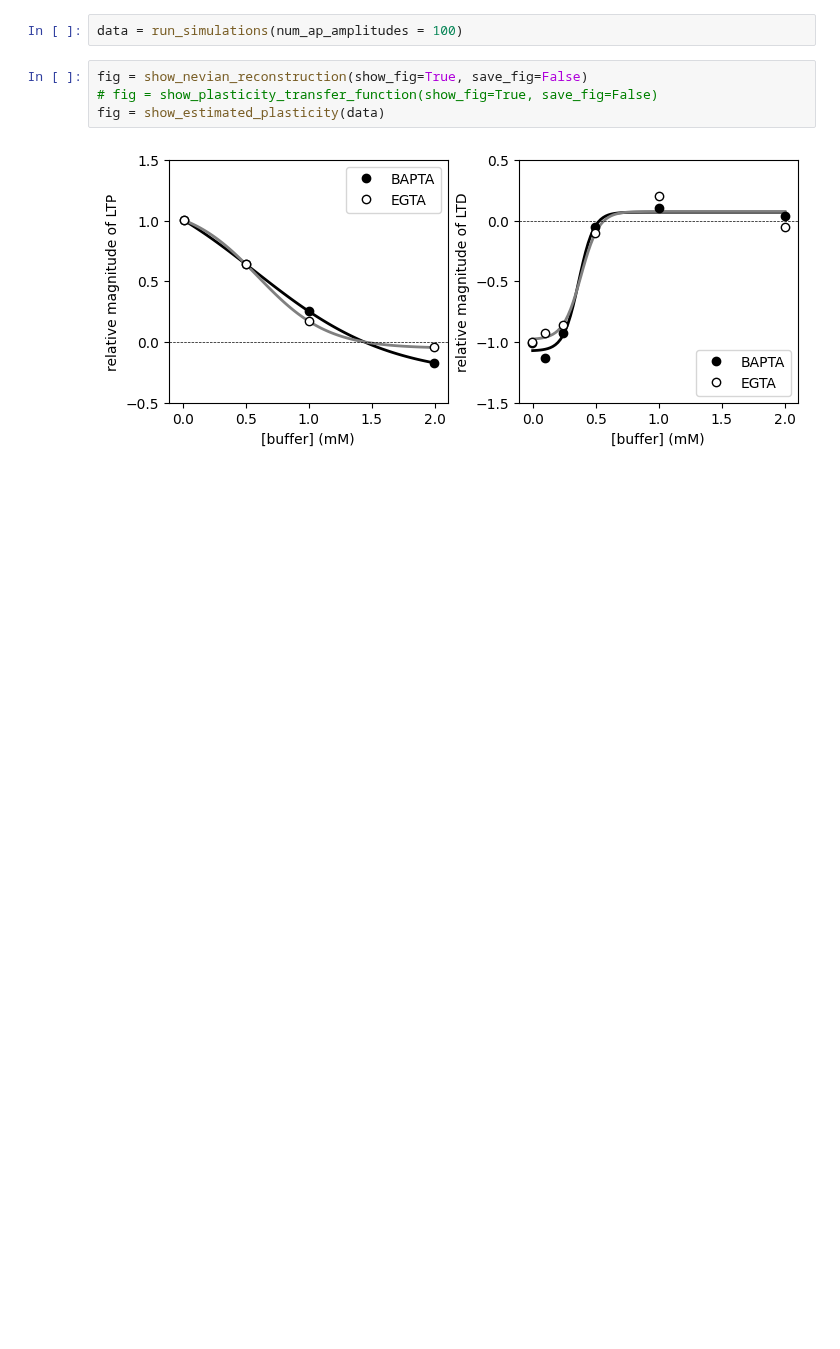
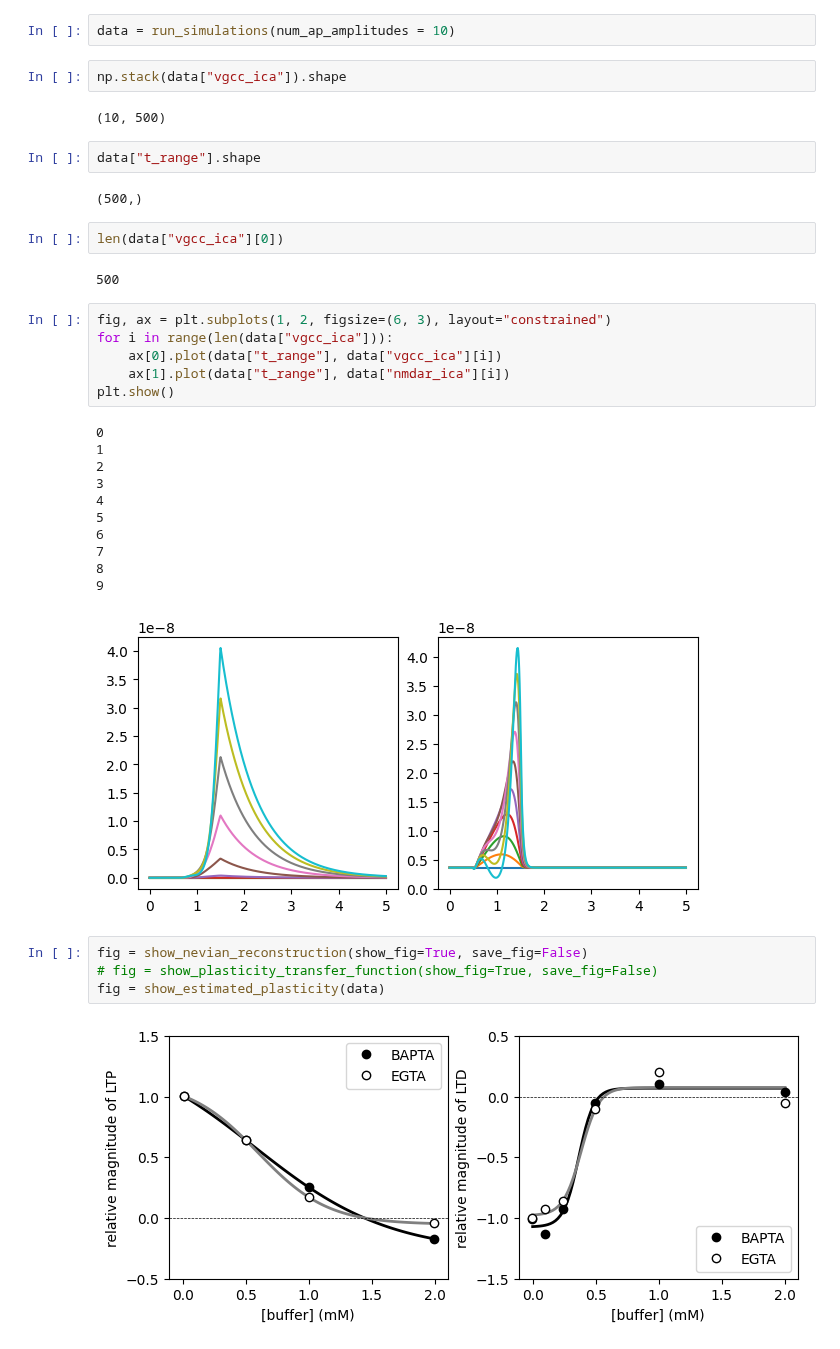
Before and after one commit to landoskape/plasticity-modeling, a Jupyter notebook: notebooks/conductance.ipynb, the cells around one changed output. Saved outputs shown, nothing was run; the diff lists cells and outputs as text; blank space fills up the shorter version.

Commit message:
playing around with the data

```diff
--- a/notebooks/conductance.ipynb
+++ b/notebooks/conductance.ipynb
@@ -17,7 +17,37 @@ from scripts.figure_stdp_prediction import (
 # Define root path (of the full repo)
 root_path = Path.cwd().parent
 # %%
-data = run_simulations(num_ap_amplitudes = 100)
+data = run_simulations(num_ap_amplitudes = 10)
+# %%
+np.stack(data["vgcc_ica"]).shape
+# %% [output]
+(10, 500)
+# %%
+data["t_range"].shape
+# %% [output]
+(500,)
+# %%
+len(data["vgcc_ica"][0])
+# %% [output]
+500
+# %%
+fig, ax = plt.subplots(1, 2, figsize=(6, 3), layout="constrained")
+for i in range(len(data["vgcc_ica"])):
+    ax[0].plot(data["t_range"], data["vgcc_ica"][i])
+    ax[1].plot(data["t_range"], data["nmdar_ica"][i])
+plt.show()
+# %% [output]
+0
+1
+2
+3
+4
+5
+6
+7
+8
+9
+[figure, added]
 # %%
 fig = show_nevian_reconstruction(show_fig=True, save_fig=False)
 # fig = show_plasticity_transfer_function(show_fig=True, save_fig=False)
```
Also changed, not shown: parts of 1 cell of this notebook, 1 other file.
